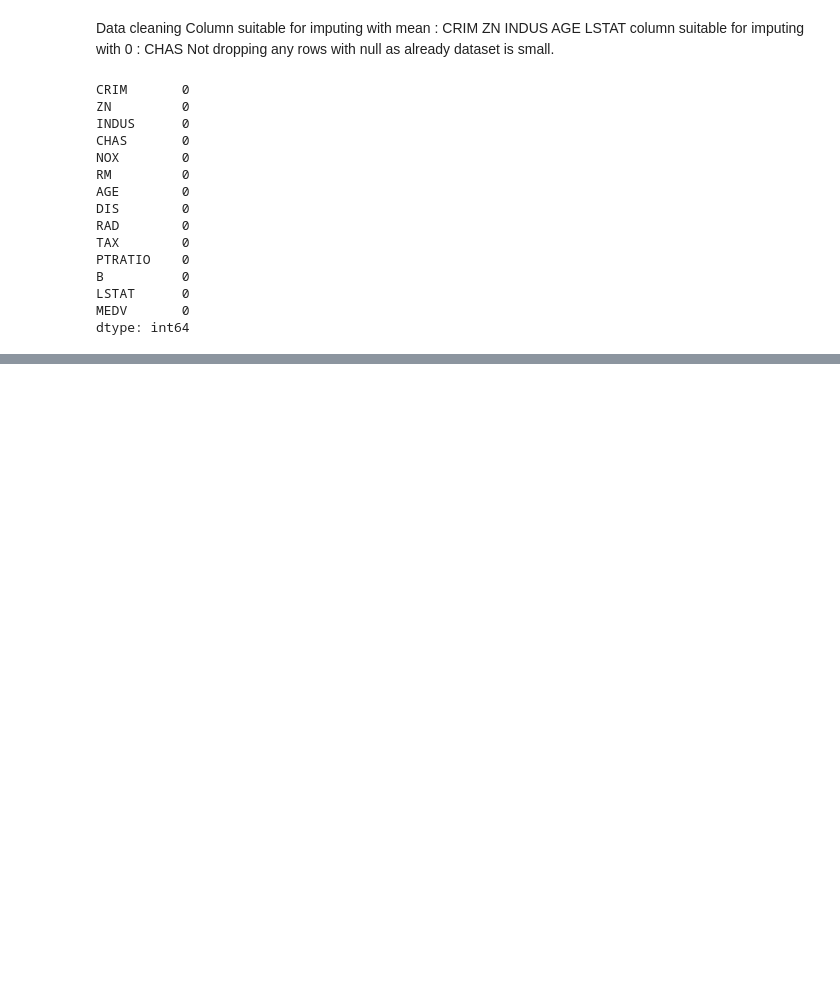
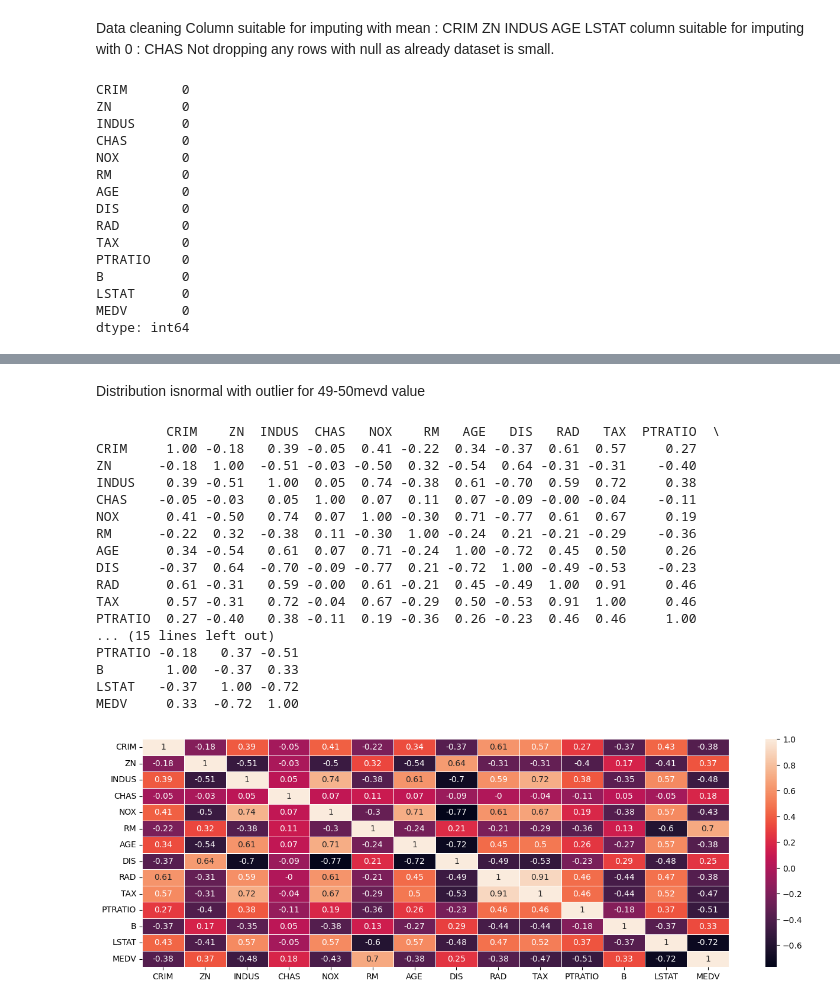
Before and after one commit to preethibosco/AIML, a Jupyter notebook: regression/BostonEDA.ipynb, the cells around one changed output, grey strips where cells are left out. Saved outputs shown, nothing was run; the diff lists cells and outputs as text; code cells hidden in the pictures; blank space fills up the shorter version.

```diff
--- a/regression/BostonEDA.ipynb
+++ b/regression/BostonEDA.ipynb
@@ -140,0 +161,29 @@ dtype: int64
+# %% [markdown]
+Distribution isnormal with outlier for 49-50mevd value
+# %%
+
+correlation_matrix = bostonDf.corr().round(2)
+print(correlation_matrix)
+# annot = True to print the values inside the square
+plt.figure(figsize = (16,5))
+ax = sns.heatmap(data=correlation_matrix, annot=True,linewidths=.5)
+plt.show()
+# %% [output]
+         CRIM    ZN  INDUS  CHAS   NOX    RM   AGE   DIS   RAD   TAX  PTRATIO  \
+CRIM     1.00 -0.18   0.39 -0.05  0.41 -0.22  0.34 -0.37  0.61  0.57     0.27
+ZN      -0.18  1.00  -0.51 -0.03 -0.50  0.32 -0.54  0.64 -0.31 -0.31    -0.40
+INDUS    0.39 -0.51   1.00  0.05  0.74 -0.38  0.61 -0.70  0.59  0.72     0.38
+CHAS    -0.05 -0.03   0.05  1.00  0.07  0.11  0.07 -0.09 -0.00 -0.04    -0.11
+NOX      0.41 -0.50   0.74  0.07  1.00 -0.30  0.71 -0.77  0.61  0.67     0.19
+RM      -0.22  0.32  -0.38  0.11 -0.30  1.00 -0.24  0.21 -0.21 -0.29    -0.36
+AGE      0.34 -0.54   0.61  0.07  0.71 -0.24  1.00 -0.72  0.45  0.50     0.26
+DIS     -0.37  0.64  -0.70 -0.09 -0.77  0.21 -0.72  1.00 -0.49 -0.53    -0.23
+RAD      0.61 -0.31   0.59 -0.00  0.61 -0.21  0.45 -0.49  1.00  0.91     0.46
+TAX      0.57 -0.31   0.72 -0.04  0.67 -0.29  0.50 -0.53  0.91  1.00     0.46
+PTRATIO  0.27 -0.40   0.38 -0.11  0.19 -0.36  0.26 -0.23  0.46  0.46     1.00
+... (15 lines left out)
+PTRATIO -0.18   0.37 -0.51
+B        1.00  -0.37  0.33
+LSTAT   -0.37   1.00 -0.72
+MEDV     0.33  -0.72  1.00
+[figure, added]
```
Also changed, not shown: parts of 12 cells of this notebook.
